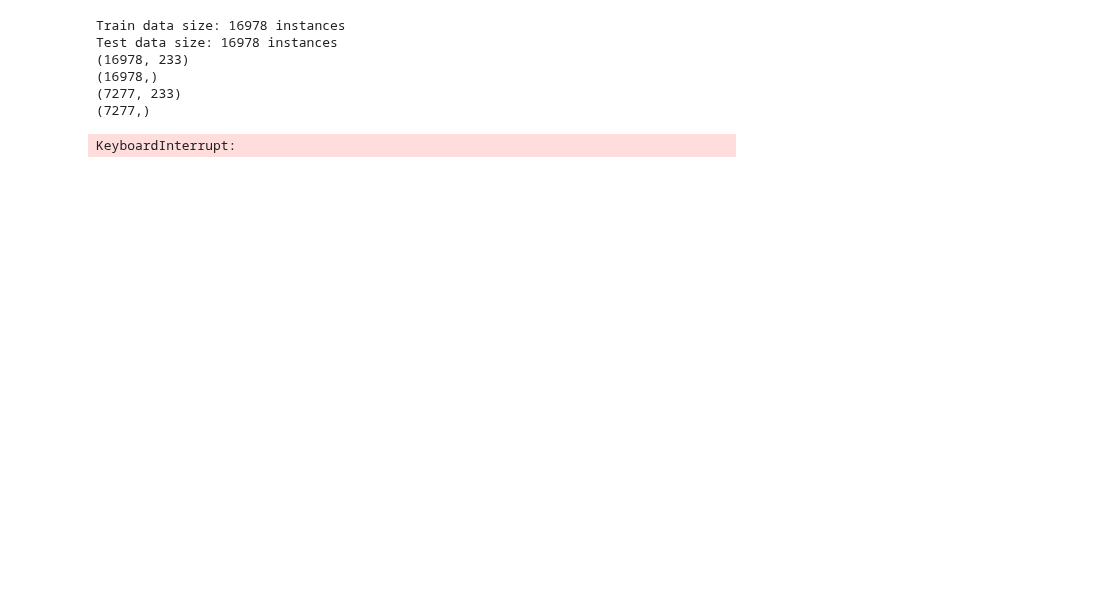
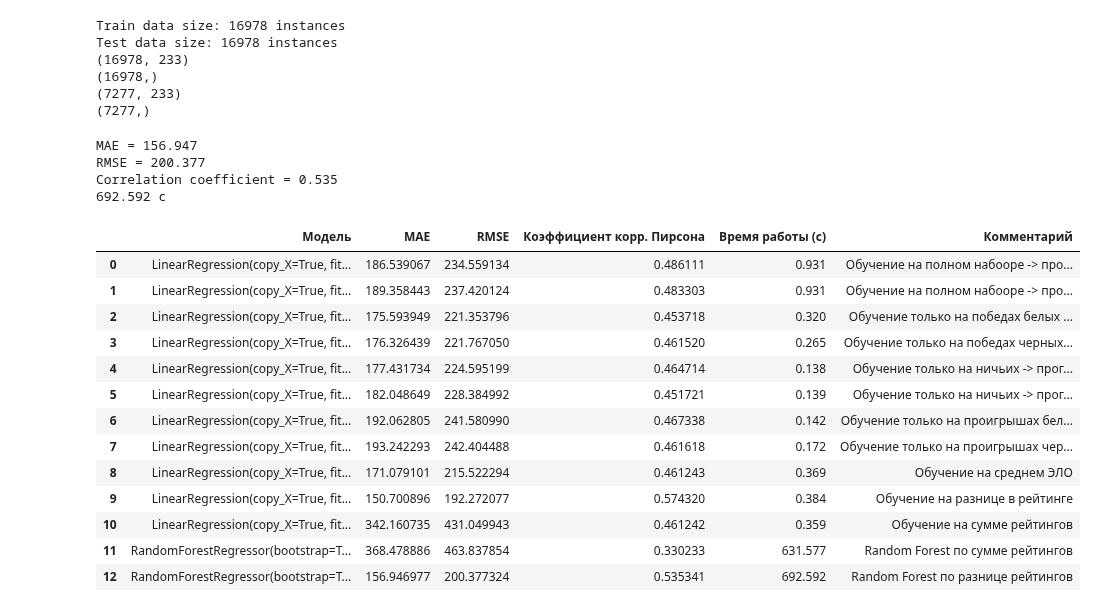
Before and after one commit to polinarod/PredictingRaitings, a Jupyter notebook: models/random _forest.ipynb, the cells around one changed output. Drawn from its saved outputs; the diff is of its cells as text; code cells hidden in the pictures; blank space fills up the shorter version.

Commit message:
modeling

```diff
--- a/models/random _forest.ipynb
+++ b/models/random _forest.ipynb
@@ -144,0 +148,7 @@ output
+# %%
+output = output.append(pd.Series([str(rf), scores[0],scores[1],
+                                  scores[2][0],full_time,'Random Forest по сумме рейтингов'],
+                                 index=output.columns ),
+                      ignore_index=True)
+
+output
@@ -165,23 +189,43 @@ Test data size: 16978 instances
                'min_samples_split':[2,5,10], 'max_features':[1, 2,5,10]}]'''
 
 start1 = time.time()
-rf_model1=RandomForestRegressor(random_state=rand_st,n_jobs=-1,criterion= 'mae',max_features='auto',
-                         n_estimators=500,min_samples_leaf=10, min_samples_split=30)
+'''rf_model=RandomForestRegressor(random_state=rand_st,n_jobs=-1,criterion= 'mae',max_features='auto',
+                         n_estimators=100,min_samples_leaf=10, min_samples_split=30)
+                         '''
+#rfmodel=GridTune(rf_params,rf,2)
 
-#rfmodel=GridTune(rf_params,rf,2)
-rf_model1.fit(X_train1,Y_train1)
-rf_predictions1=rf_model1.predict(X_test1)
+rf1=RandomForestRegressor(n_jobs=-1,n_estimators=10, criterion='mae').fit(X_train1, Y_train1)
+#rf.fit(X_train,Y_train)
+rf_predictions1=rf1.predict(X_test1)
 scores1=predictions_report(Y_test1,rf_predictions1)
 full_time1=round(time.time() - start1,3)
 print(full_time1, 'c')
-
-output = output.append(pd.Series([str(rf_model1), scores1[0],scores1[1],
-                                  scores1[2][0],full_time1,'Random Forest по разнице рейтингов'],
-                                 index=output.columns ),
-                      ignore_index=True)
-
-output
 # %% [output]
-KeyboardInterrupt:
+MAE = 156.947
+RMSE = 200.377
+Correlation coefficient = 0.535
+692.592 c
+# %%
+output = output.append(pd.Series([str(rf1), scores1[0],scores1[1],
+                                  scores1[2][0],full_time1,'Random Forest по разнице рейтингов'],
+                                 index=output.columns ),
+                      ignore_index=True)
+
+output
+# %% [output]
+|  | Модель | MAE | RMSE | Коэффициент корр. Пирсона | Время работы (c) | Комментарий |
+| 0 | LinearRegression(copy_X=True, fit... | 186.539067 | 234.559134 | 0.486111 | 0.931 | Обучение на полном набооре -> про... |
+| 1 | LinearRegression(copy_X=True, fit... | 189.358443 | 237.420124 | 0.483303 | 0.931 | Обучение на полном набооре -> про... |
+| 2 | LinearRegression(copy_X=True, fit... | 175.593949 | 221.353796 | 0.453718 | 0.320 | Обучение только на победах белых ... |
+| 3 | LinearRegression(copy_X=True, fit... | 176.326439 | 221.767050 | 0.461520 | 0.265 | Обучение только на победах черных... |
+| 4 | LinearRegression(copy_X=True, fit... | 177.431734 | 224.595199 | 0.464714 | 0.138 | Обучение только на ничьих -> прог... |
+| 5 | LinearRegression(copy_X=True, fit... | 182.048649 | 228.384992 | 0.451721 | 0.139 | Обучение только на ничьих -> прог... |
+| 6 | LinearRegression(copy_X=True, fit... | 192.062805 | 241.580990 | 0.467338 | 0.142 | Обучение только на проигрышах бел... |
+| 7 | LinearRegression(copy_X=True, fit... | 193.242293 | 242.404488 | 0.461618 | 0.172 | Обучение только на проигрышах чер... |
+| 8 | LinearRegression(copy_X=True, fit... | 171.079101 | 215.522294 | 0.461243 | 0.369 | Обучение на среднем ЭЛО |
+| 9 | LinearRegression(copy_X=True, fit... | 150.700896 | 192.272077 | 0.574320 | 0.384 | Обучение на разнице в рейтинге |
+| 10 | LinearRegression(copy_X=True, fit... | 342.160735 | 431.049943 | 0.461242 | 0.359 | Обучение на сумме рейтингов |
+| 11 | RandomForestRegressor(bootstrap=T... | 368.478886 | 463.837854 | 0.330233 | 631.577 | Random Forest по сумме рейтингов |
+| 12 | RandomForestRegressor(bootstrap=T... | 156.946977 | 200.377324 | 0.535341 | 692.592 | Random Forest по разнице рейтингов |
 # %%
 output.to_excel(r'C:\Users\Asus\PredictingRatings\models\results.xlsx',index=False)
```
Also changed, not shown: parts of 4 cells of this notebook, 3 other files.
